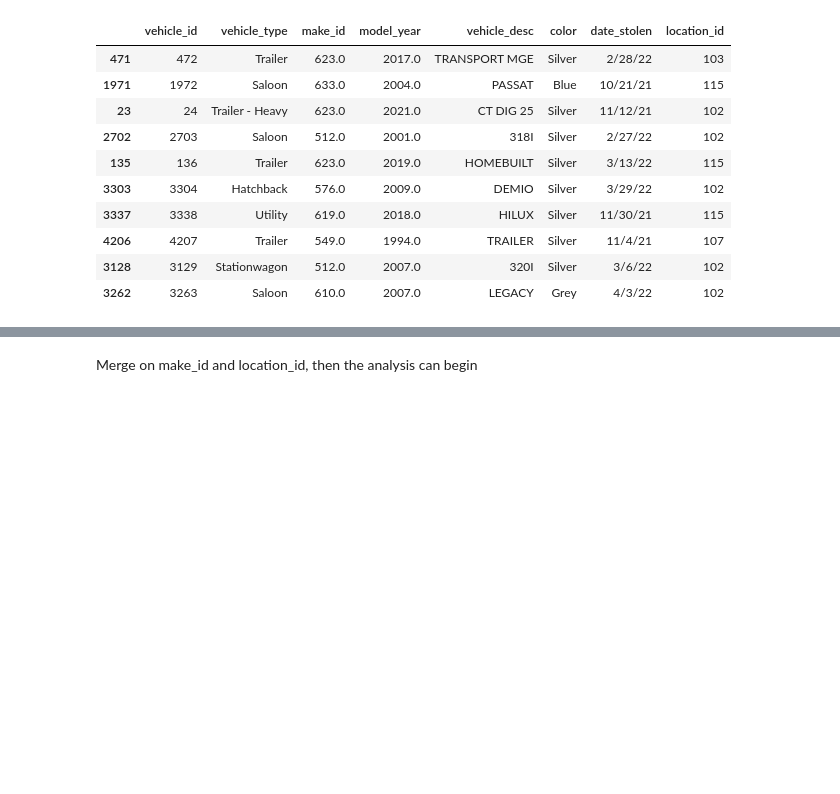
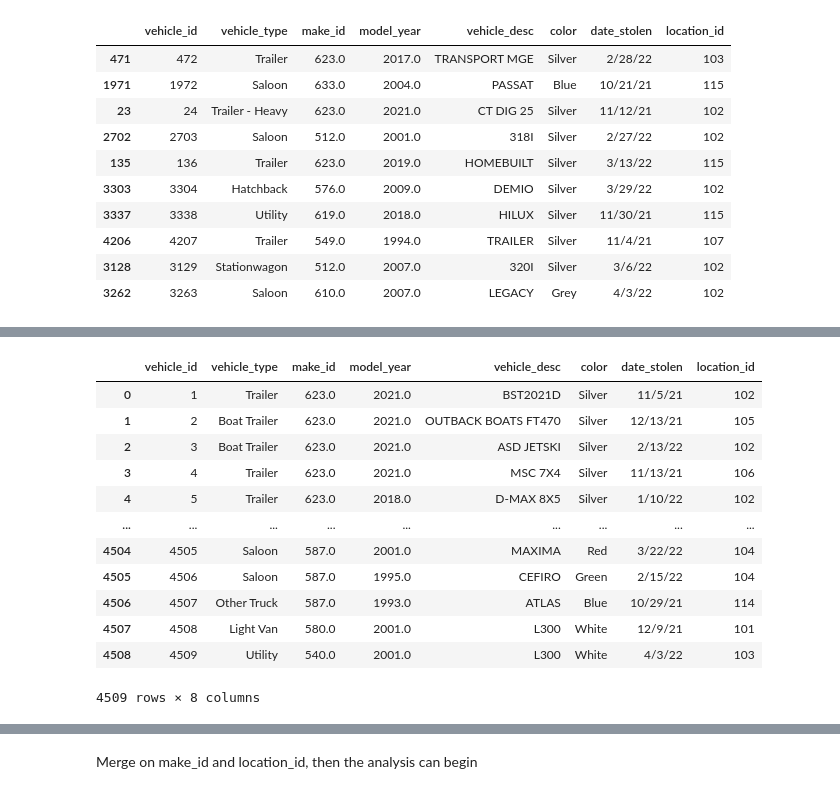
Before and after one commit to daniau23/motor_vehicle_thefts_analysis, a Jupyter notebook: eda/eda.ipynb, the cells around one changed output, grey strips where cells are left out. Drawn from its saved outputs; the diff is of its cells as text; code cells hidden in the pictures; blank space fills up the shorter version.

```diff
--- a/eda/eda.ipynb
+++ b/eda/eda.ipynb
@@ -597,3 +593,5 @@ stolen_vehicles shape: (4553, 8)
 | 4206 | 4207 | Trailer | 549.0 | 1994.0 | TRAILER | Silver | 11/4/21 | 107 |
 | 3128 | 3129 | Stationwagon | 512.0 | 2007.0 | 320I | Silver | 3/6/22 | 102 |
 | 3262 | 3263 | Saloon | 610.0 | 2007.0 | LEGACY | Grey | 4/3/22 | 102 |
+# %%
+stolen_vehicles_cleaning = stolen_vehicles.copy()
@@ -599,0 +679,5 @@ stolen_vehicles shape: (4553, 8)
+# %%
+# Drop null values
+stolen_vehicles_cleaning.dropna(inplace=True)
+# checking for null values
+stolen_vehicles_cleaning.isna().sum()
@@ -599,0 +694,16 @@ stolen_vehicles shape: (4553, 8)
+# %%
+stolen_vehicles_cleaning
+# %% [output]
+|  | vehicle_id | vehicle_type | make_id | model_year | vehicle_desc | color | date_stolen | location_id |
+| 0 | 1 | Trailer | 623.0 | 2021.0 | BST2021D | Silver | 11/5/21 | 102 |
+| 1 | 2 | Boat Trailer | 623.0 | 2021.0 | OUTBACK BOATS FT470 | Silver | 12/13/21 | 105 |
+| 2 | 3 | Boat Trailer | 623.0 | 2021.0 | ASD JETSKI | Silver | 2/13/22 | 102 |
+| 3 | 4 | Trailer | 623.0 | 2021.0 | MSC 7X4 | Silver | 11/13/21 | 106 |
+| 4 | 5 | Trailer | 623.0 | 2018.0 | D-MAX 8X5 | Silver | 1/10/22 | 102 |
+| ... | ... | ... | ... | ... | ... | ... | ... | ... |
+| 4504 | 4505 | Saloon | 587.0 | 2001.0 | MAXIMA | Red | 3/22/22 | 104 |
+| 4505 | 4506 | Saloon | 587.0 | 1995.0 | CEFIRO | Green | 2/15/22 | 104 |
+| 4506 | 4507 | Other Truck | 587.0 | 1993.0 | ATLAS | Blue | 10/29/21 | 114 |
+| 4507 | 4508 | Light Van | 580.0 | 2001.0 | L300 | White | 12/9/21 | 101 |
+| 4508 | 4509 | Utility | 540.0 | 2001.0 | L300 | White | 4/3/22 | 103 |
+4509 rows × 8 columns
```
Also changed, not shown: parts of 41 cells of this notebook.
